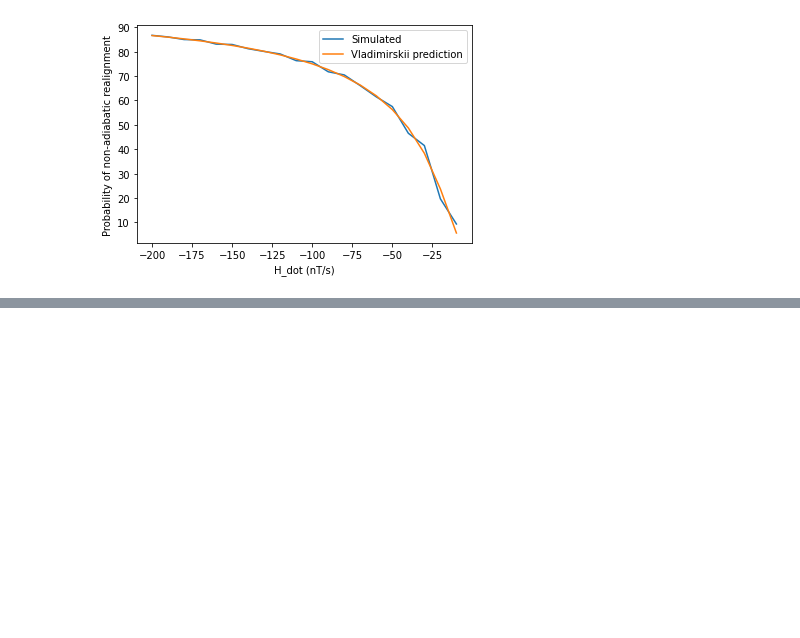
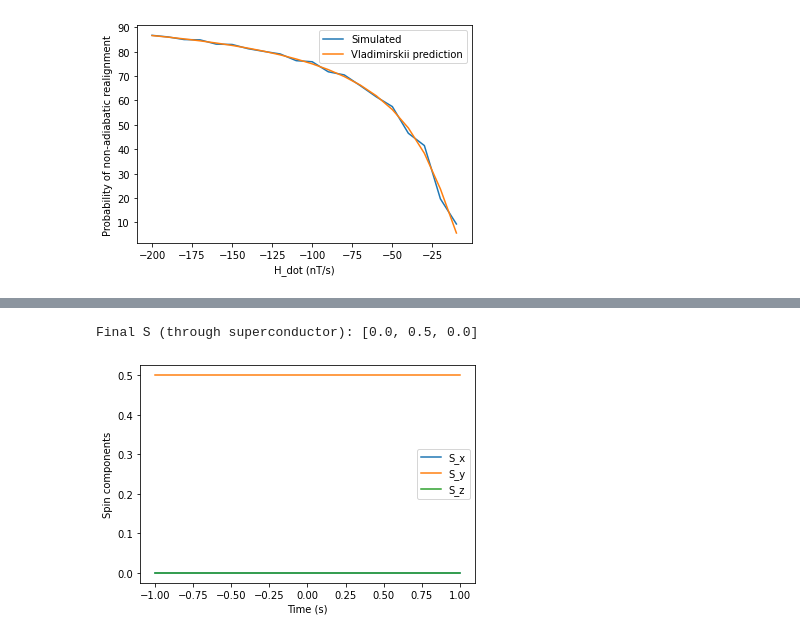
Before and after one commit to erfz/pt-experiment, a Jupyter notebook: simulations/examples.ipynb, the cells around one changed output, grey strips where cells are left out. Drawn from its saved outputs; the diff is of its cells as text; code cells hidden in the pictures; blank space fills up the shorter version.

Commit message:
Change cell 6 to realistic numbers that show spin flip, add superconductor sim example (does nothing currently)

```diff
--- a/simulations/examples.ipynb
+++ b/simulations/examples.ipynb
@@ -102,0 +101,26 @@ Final S (two wires, particle offset closer to top wire): [-0.3326271249195822, -
+# %%
+incoming_region = OverridingBox(
+    [-100, -50, -50], [100, 100, 100], lambda r, t: 3e-6 * np.array([0, 1, 0])
+)
+superconductor = OverridingBox(
+    [0, -50, -50], [8e-4, 100, 100], lambda r, t: np.zeros(3)
+)
+outgoing_region = OverridingBox(
+    [8e-4, -50, -50], [100, 100, 100], lambda r, t: -3e-9 * np.array([0, 1, 0])
+)
+Sf, ts, spins = Particle(
+    [100, 0, 0],
+    [0, 0, 0],
+    [incoming_region, superconductor, outgoing_region],
+    [-1, 1],
+    [0, 1 / 2, 0],
+).simulate_with_output()
+print(f"Final S (through superconductor): {Sf}")
+plt.plot(ts, list(zip(*spins)), label=("S_x", "S_y", "S_z"))
+plt.xlabel("Time (s)")
+plt.ylabel("Spin components")
+plt.legend()
+plt.show()
+# %% [output]
+Final S (through superconductor): [0.0, 0.5, 0.0]
+[figure, added]
```
Also changed, not shown: parts of 2 cells of this notebook, 1 other file.
